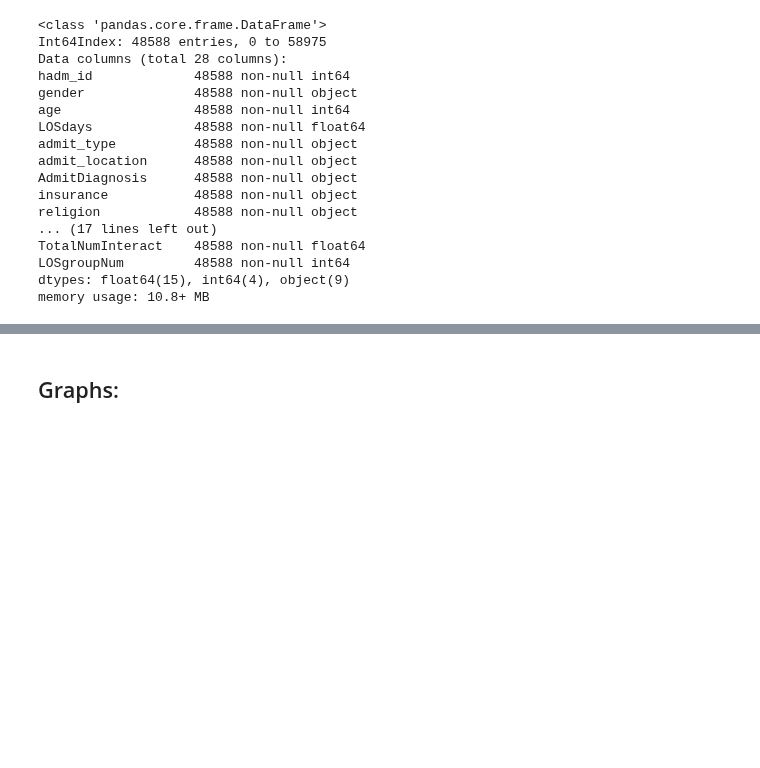
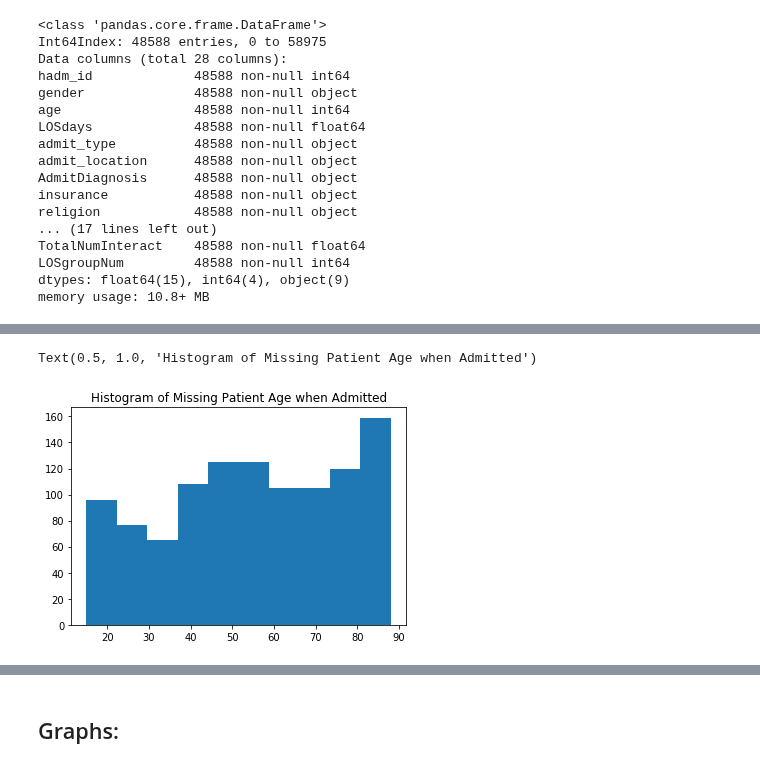
Before and after one commit to derek-y-lee/uclabiostat-thesis, a Jupyter notebook: los-prediction.ipynb, the cells around one changed output, grey strips where cells are left out. Drawn from its saved outputs; the diff is of its cells as text; code cells hidden in the pictures; blank space fills up the shorter version.

```diff
--- a/los-prediction.ipynb
+++ b/los-prediction.ipynb
@@ -218,0 +362,6 @@ memory usage: 10.8+ MB
+# %%
+plt.hist(raw_er_missing_alive.age)
+plt.title("Histogram of Missing Patient Age when Admitted")
+# %% [output]
+Text(0.5, 1.0, 'Histogram of Missing Patient Age when Admitted')
+[figure, added]
```
Also changed, not shown: parts of 54 cells of this notebook.
